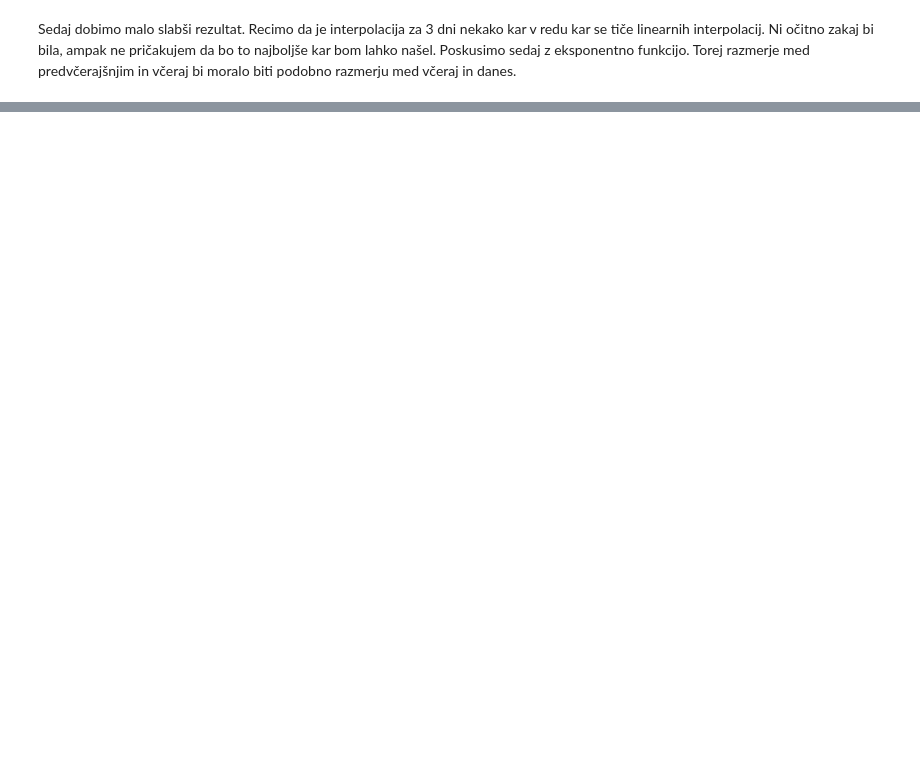
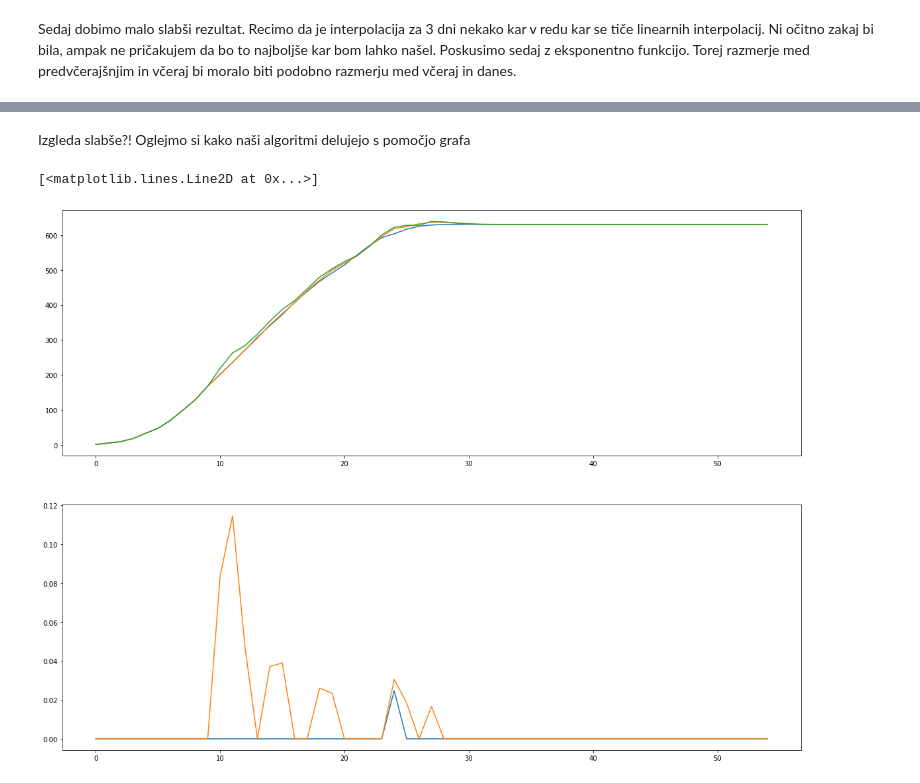
Before and after one commit to grekiki/COVID-19, a Jupyter notebook: Untitled.ipynb, the cells around one changed output, grey strips where cells are left out. Cells and saved outputs as stored; diff of their text form; code cells hidden in the pictures; blank space fills up the shorter version.

```diff
--- a/Untitled.ipynb
+++ b/Untitled.ipynb
@@ -2,6 +2,10 @@
 import pandas as pd
 import os
 import random
+import numpy as np
+import matplotlib.pyplot as plt
+%matplotlib inline
+plt.rcParams["figure.figsize"] = [20, 15]
 # %% [markdown]
 Poberemo podatke o številu okužb po dnevih
 # %%
@@ -140,0 +145,35 @@ print(evaluate(ratio_interpolation))
+# %% [markdown]
+Izgleda slabše?! Oglejmo si kako naši algoritmi delujejo s pomočjo grafa
+# %%
+row=series[random.randrange(len(series))]
+# %%
+x=np.arange(0, len(row), 1);
+y=[]
+lin_p=[]
+exp_p=[]
+for i in range(len(row)):
+    y.append(row[i])
+
+for i in range(10):
+    lin_p.append(row[i])
+for i in range(10,len(row)):
+    lin_p.append(longer_interpolation(y[i-10:i],10))
+
+for i in range(10):
+    exp_p.append(row[i])
+for i in range(10,len(row)):
+    exp_p.append(ratio_interpolation(y[i-10:i],10))
+
+errors_lin=[err(lin_p[i],y[i]) for i in range(len(row))]
+errors_exp=[err(exp_p[i],y[i]) for i in range(len(row))]
+plt.subplot(2, 1, 1)
+plt.plot(x, y)
+plt.plot(x, lin_p)
+plt.plot(x, exp_p)
+
+plt.subplot(2, 1, 2)
+plt.plot(x, errors_lin)
+plt.plot(x, errors_exp)
+# %% [output]
+[<matplotlib.lines.Line2D at 0x...>]
+[figure, added]
```
Also changed, not shown: parts of 7 cells of this notebook.
